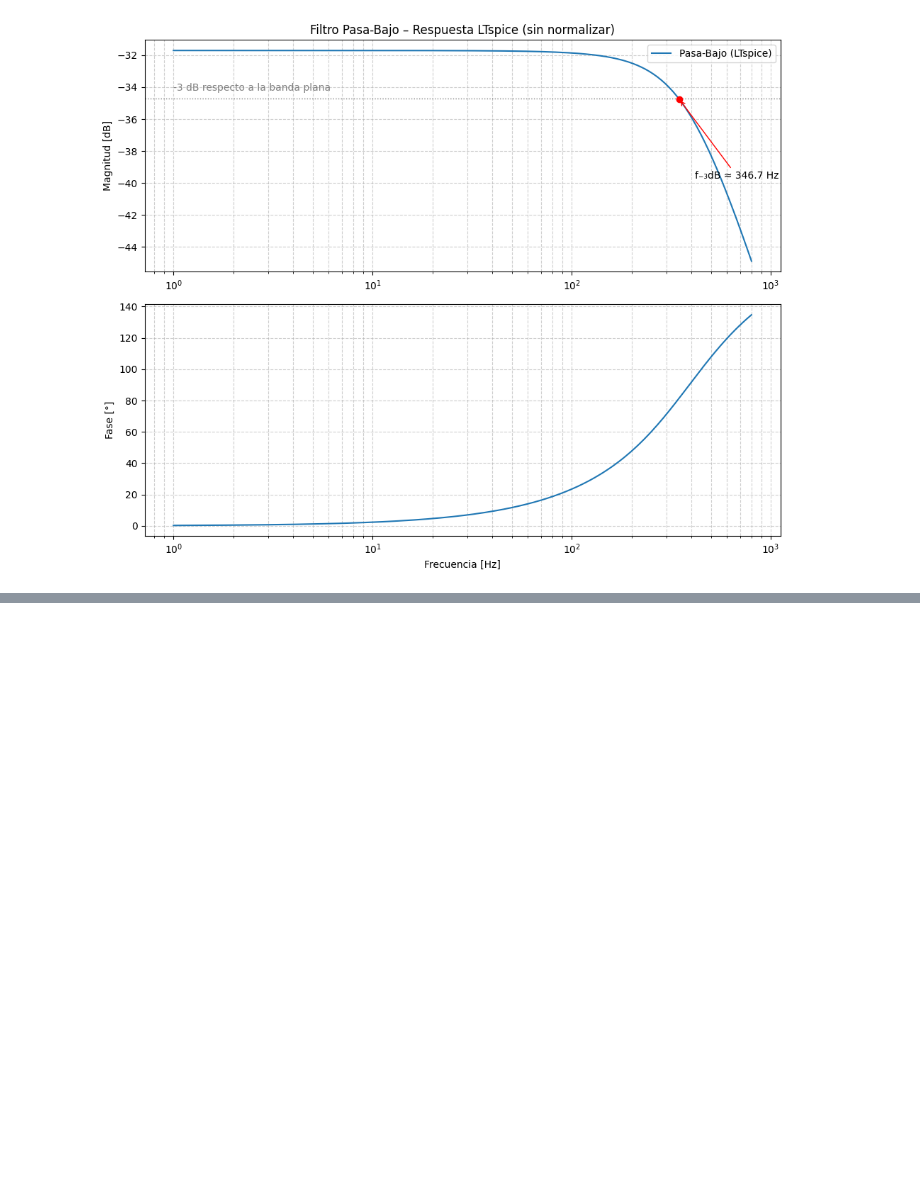
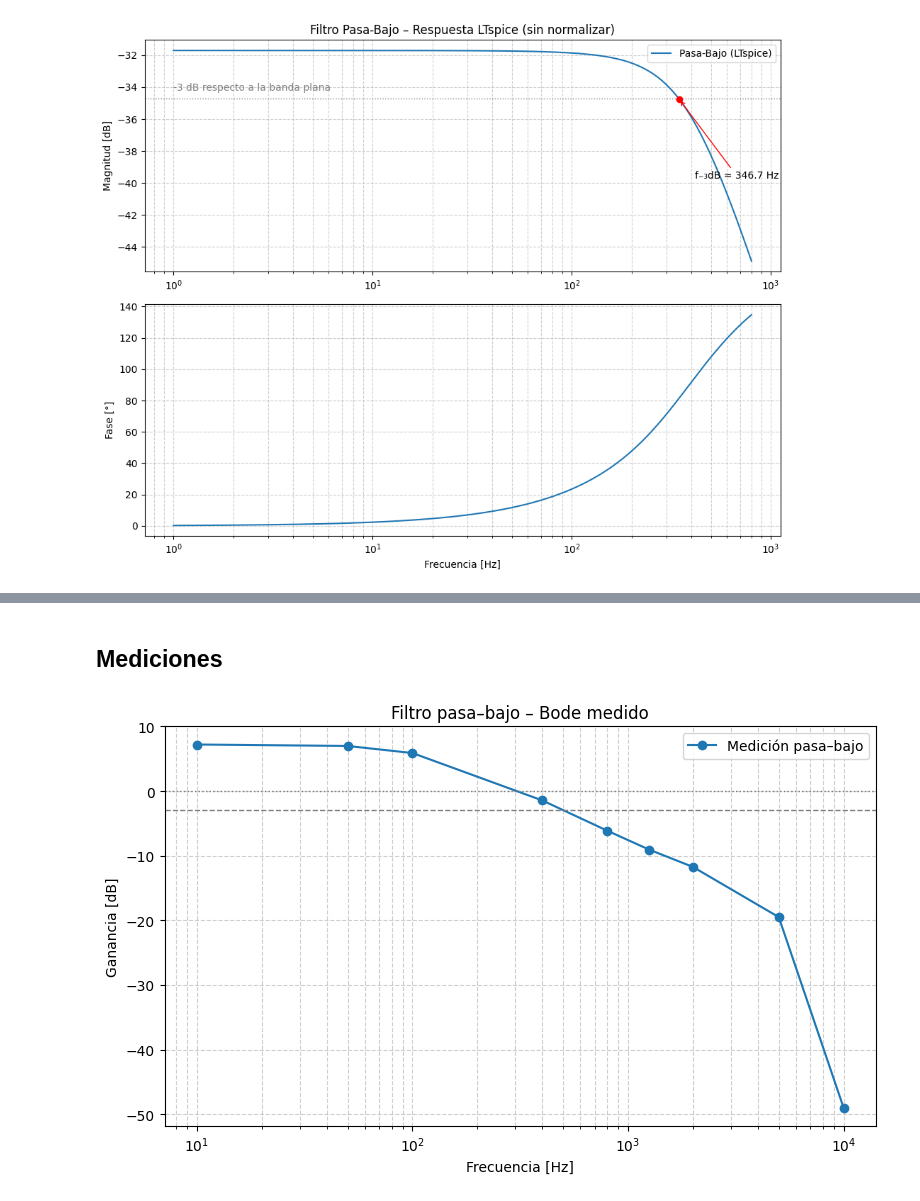
Before and after one commit to mateooD/Labs_Sintesis_Redes_Activas, a Jupyter notebook: Lab4_Filtros_Activos/2)PB/2)filtro_PB.ipynb, the cells around one changed output, grey strips where cells are left out. Cells and saved outputs as stored; diff of their text form; code cells hidden in the pictures; blank space fills up the shorter version.

```diff
--- a/Lab4_Filtros_Activos/2)PB/2)filtro_PB.ipynb
+++ b/Lab4_Filtros_Activos/2)PB/2)filtro_PB.ipynb
@@ -190,0 +515,35 @@ plt.show()
+# %% [markdown]
+## Mediciones
+# %%
+import numpy as np
+import matplotlib.pyplot as plt
+
+# ==========================
+# Datos medidos pasa–bajo
+# ==========================
+freq = np.array([10, 50, 100, 400, 800, 1250, 2000, 5000, 10000], dtype=float)  # Hz
+vout = np.array([0.78, 0.76, 0.67, 0.288, 0.168, 0.12, 0.088, 0.036, 0.0012])   # V
+vin = 0.34  # V (amplitud de entrada medida)
+
+# Ganancia y ganancia en dB
+gain = vout / vin
+gain_db = 20 * np.log10(gain)
+
+# ==========================
+# Gráfico de Bode (módulo)
+# ==========================
+plt.figure(figsize=(8,5))
+
+plt.semilogx(freq, gain_db, 'o-', label='Medición pasa–bajo')
+plt.axhline(0, color='gray', linestyle=':', linewidth=1)        # 0 dB (ganancia unitaria)
+plt.axhline(-3, color='gray', linestyle='--', linewidth=1)      # línea de -3 dB
+
+plt.grid(which='both', ls='--', alpha=0.6)
+plt.xlabel('Frecuencia [Hz]')
+plt.ylabel('Ganancia [dB]')
+plt.title('Filtro pasa–bajo – Bode medido')
+plt.legend()
+plt.tight_layout()
+plt.show()
+# %% [output]
+[figure, added]
```
Also changed, not shown: parts of 4 cells of this notebook, 49 other files.
